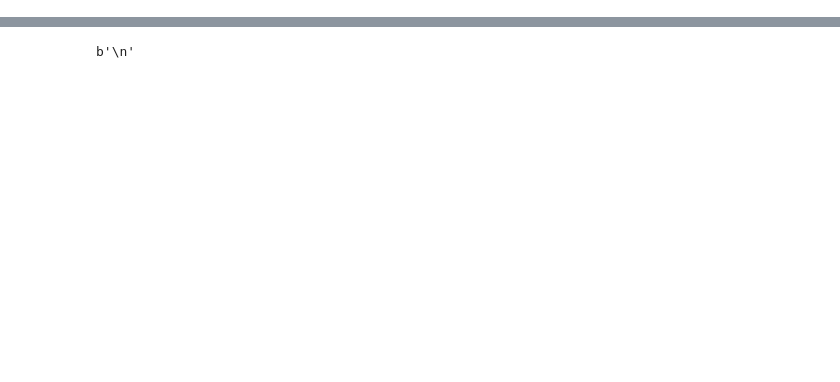
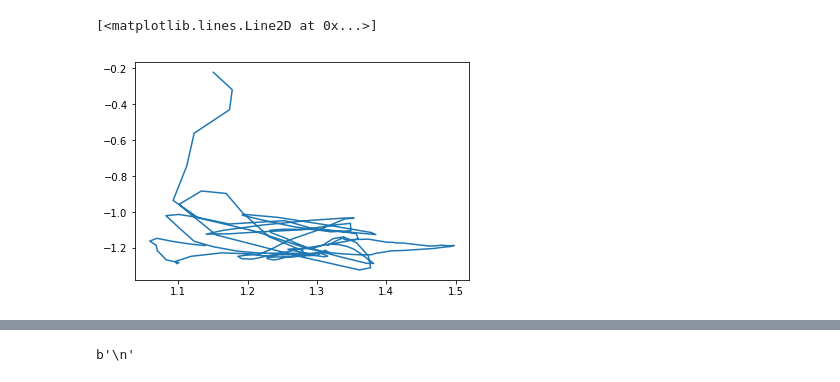
Before and after one commit to goatchurchprime/jupyter_micropython_developer_notebooks, a Jupyter notebook: basicsockets/pc_connecting_to_serial.ipynb, the cells around one changed output, grey strips where cells are left out. Cells and saved outputs as stored; diff of their text form; code cells hidden in the pictures; blank space fills up the shorter version.

```diff
--- a/basicsockets/pc_connecting_to_serial.ipynb
+++ b/basicsockets/pc_connecting_to_serial.ipynb
@@ -0,0 +49,7 @@
+# %%
+d0, d1 = pandas.to_timedelta("490s"), pandas.to_timedelta("523s")
+g = f[t0+d0:t0+d1]
+plt.plot(g.x, g.y)
+# %% [output]
+[<matplotlib.lines.Line2D at 0x...>]
+[figure, added]
```
Also changed, not shown: parts of 12 cells of this notebook, 4 other files.
